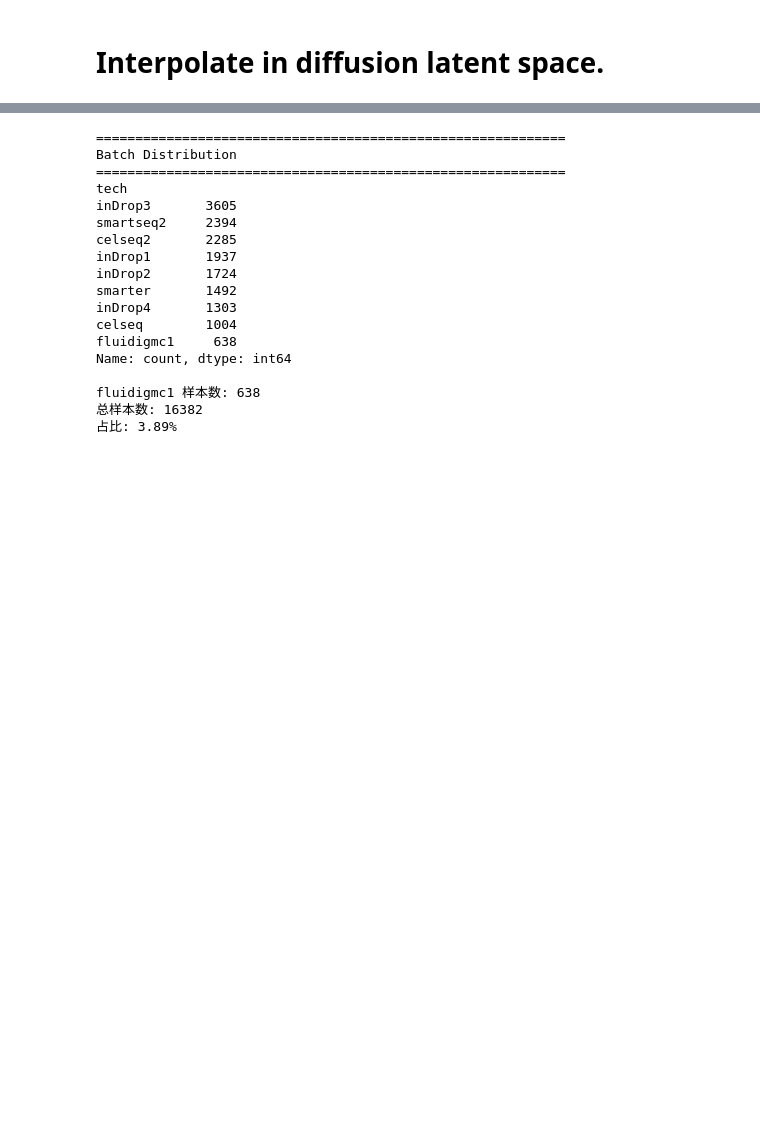
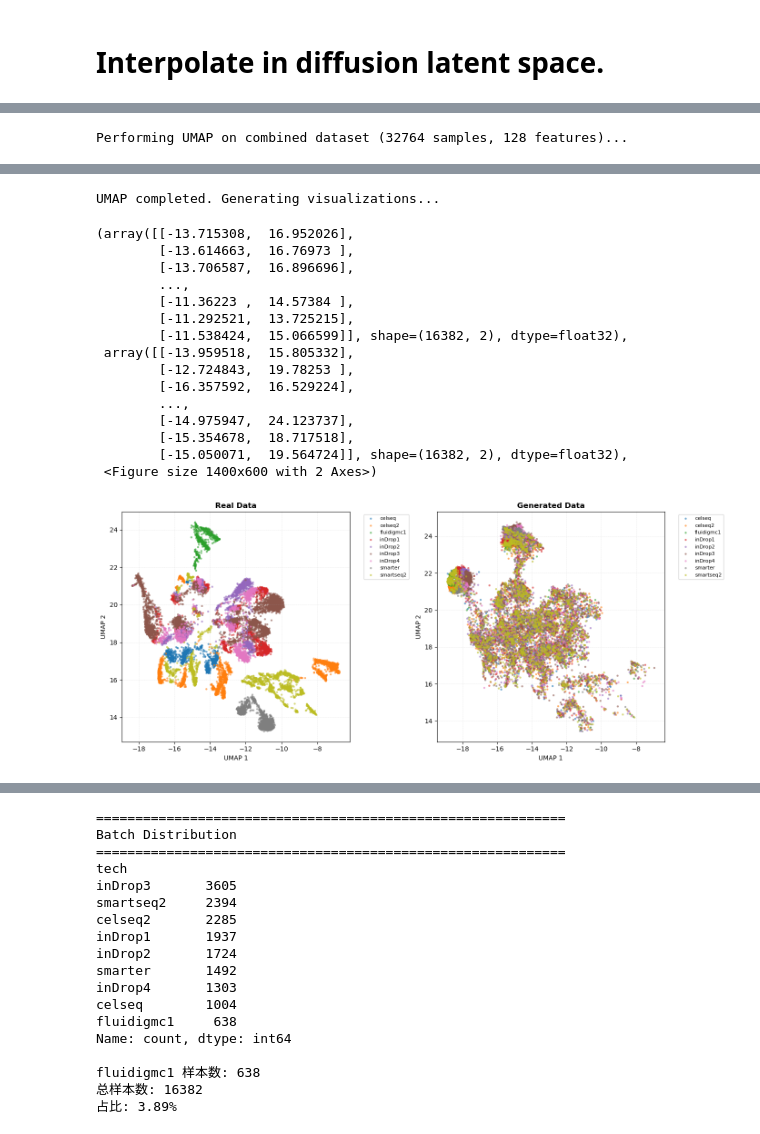
Before and after one commit to LangtianM/scDeepSim, a Jupyter notebook: experiments/batch_effect.ipynb, the cells around one changed output, grey strips where cells are left out. Cells and saved outputs as stored; diff of their text form; code cells hidden in the pictures; blank space fills up the shorter version.

```diff
--- a/experiments/batch_effect.ipynb
+++ b/experiments/batch_effect.ipynb
@@ -27,7 +43,7 @@ Categories (9, object): ['celseq', 'celseq2', 'fluidigmc1', 'inDrop1', ..., 'inD
 pancreasModule = ScDataModule(pancreas, "celltype", "LabelEncoder")
 ae = LightningAE(n_genes=pancreas.X.shape[1])
 
-log_dir = "../lightning_logs/pancreas/ae"
+log_dir = "lightning_logs/pancreas/ae"
 if not os.path.exists(log_dir):
     os.makedirs(log_dir)
 
@@ -208,7 +223,7 @@ scaled_X_encoded = standard_scaler.fit_transform(X_encoded)
 latent_adata = ad.AnnData(scaled_X_encoded, obs=pancreas.obs.copy())
 # use batches as labels
 latent_dm = ScDataModule(latent_adata, label_key="tech",
-                        encoder="LabelEncoder", batch_size=128, val_split=0.1)
+                        encoder="LabelEncoder", batch_size=128, val_split=0.1, balanced_sampling=True)
 latent_dm.setup()
 
 dim = scaled_X_encoded.shape[1]
@@ -288,0 +289,12 @@ UMAP completed. Generating visualizations...
+# %%
+compare_umap(
+    latent_adata.X,
+    full_samples.cpu().numpy(),
+    labels1=batch_labels,
+    labels2=batch_labels,
+    title1="Real Data",
+    title2="Generated Data",
+    random_state=42
+)
+# %% [output]
+Performing UMAP on combined dataset (32764 samples, 128 features)...
@@ -288,0 +302,17 @@ UMAP completed. Generating visualizations...
+UMAP completed. Generating visualizations...
+(array([[-13.715308,  16.952026],
+        [-13.614663,  16.76973 ],
+        [-13.706587,  16.896696],
+        ...,
+        [-11.36223 ,  14.57384 ],
+        [-11.292521,  13.725215],
+        [-11.538424,  15.066599]], shape=(16382, 2), dtype=float32),
+ array([[-13.959518,  15.805332],
+        [-12.724843,  19.78253 ],
+        [-16.357592,  16.529224],
+        ...,
+        [-14.975947,  24.123737],
+        [-15.354678,  18.717518],
+        [-15.050071,  19.564724]], shape=(16382, 2), dtype=float32),
+ <Figure size 1400x600 with 2 Axes>)
+[figure, added]
```
Also changed, not shown: parts of 14 cells of this notebook, 2 other files.
